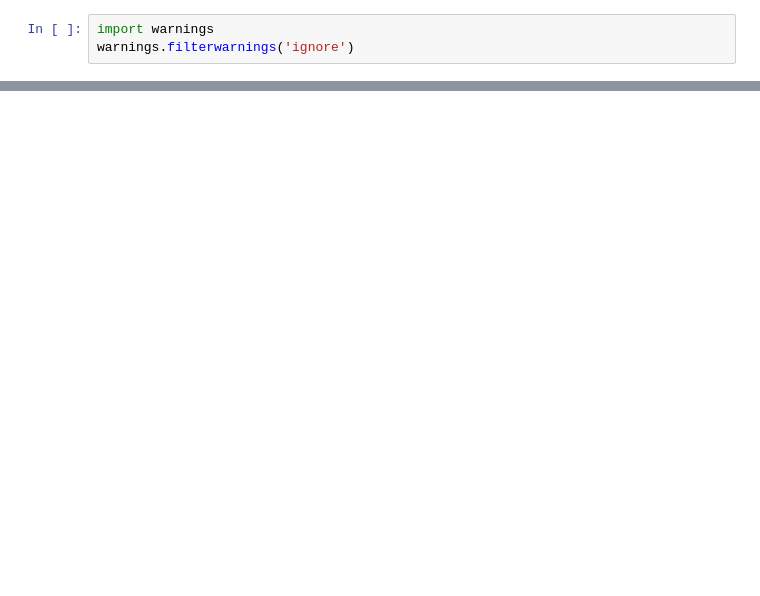
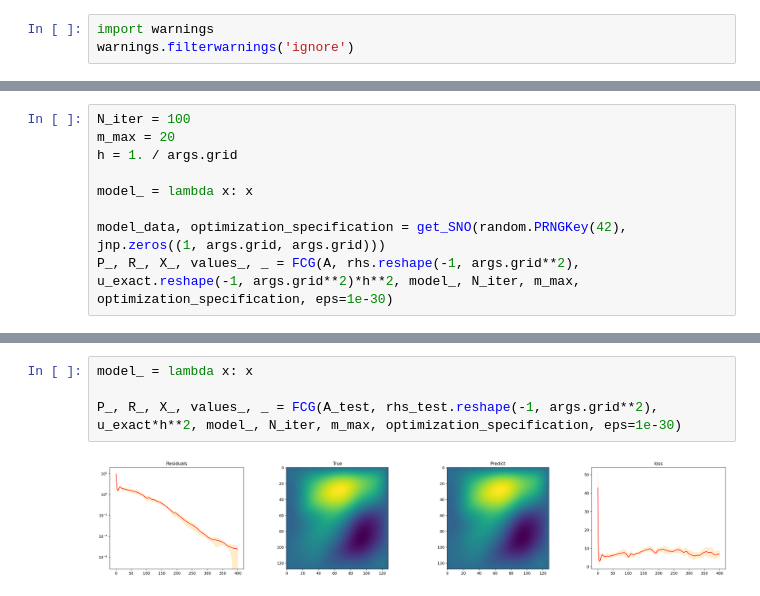
Before and after one commit to arudikov/FCG-NO, a Jupyter notebook: FCG for simple elliptic equation with generation solution another approach.ipynb, the cells around one changed output, grey strips where cells are left out. Cells and saved outputs as stored; diff of their text form; blank space fills up the shorter version.

```diff
--- a/FCG for simple elliptic equation with generation solution another approach.ipynb
+++ b/FCG for simple elliptic equation with generation solution another approach.ipynb
@@ -430,0 +255,9 @@ P, R_, U, X, values_, _ = FCG(A_test, dataset_rhs_test[0].reshape(-1, args.grid*
+# %%
+N_iter = 100
+m_max = 20
+h = 1. / args.grid
+
+model_ = lambda x: x
+
+model_data, optimization_specification = get_SNO(random.PRNGKey(42), jnp.zeros((1, args.grid, args.grid)))
+P_, R_, X_, values_, _ = FCG(A, rhs.reshape(-1, args.grid**2), u_exact.reshape(-1, args.grid**2)*h**2, model_, N_iter, m_max, optimization_specification, eps=1e-30)
@@ -431,3 +389,9 @@ P, R_, U, X, values_, _ = FCG(A_test, dataset_rhs_test[0].reshape(-1, args.grid*
+# %%
+model_ = lambda x: x
+
+P_, R_, X_, values_, _ = FCG(A_test, rhs_test.reshape(-1, args.grid**2), u_exact*h**2, model_, N_iter, m_max, optimization_specification, eps=1e-30)
+# %% [output]
+[figure, added]
 # %%
 fig, ax = plt.subplots(1, 2, figsize=(12, 3))
 
```
Also changed, not shown: parts of 44 cells of this notebook, 1 other file.
